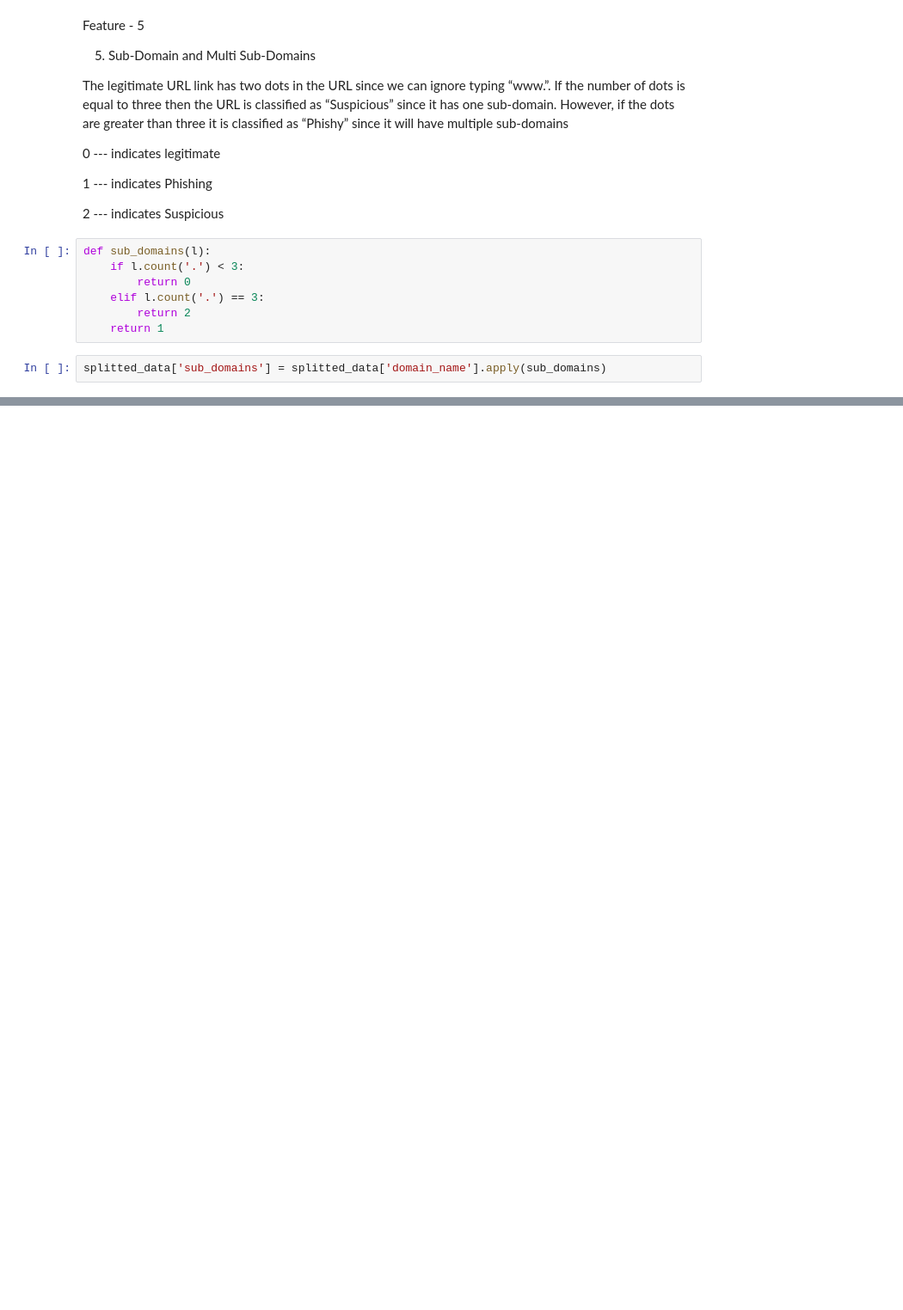
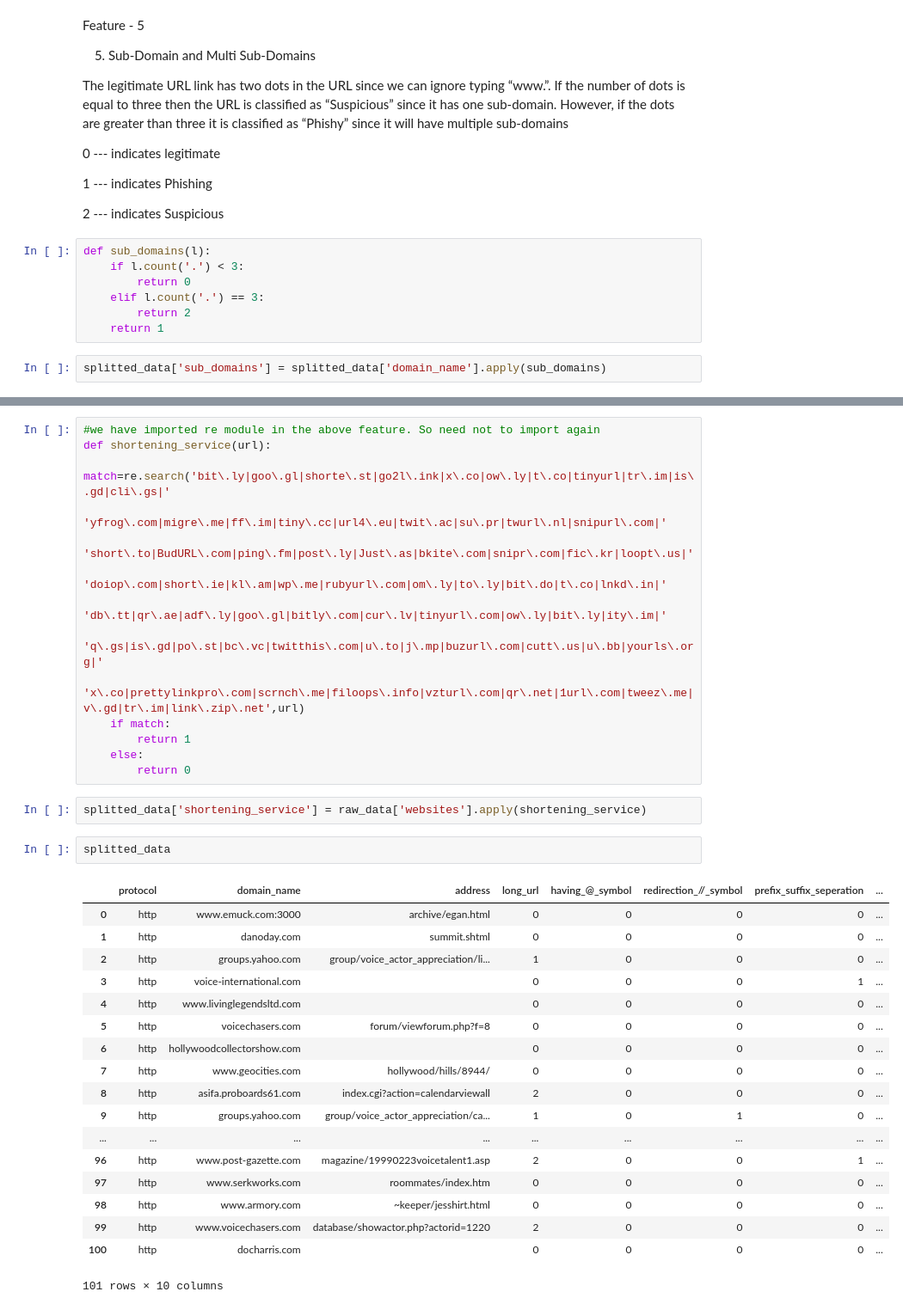
Before and after one commit to chamanthmvs/Phishing-Website-Detection, a Jupyter notebook: Phishing Website Detection.ipynb, the cells around one changed output, grey strips where cells are left out. Shown: that part at 86% size. Drawn from its saved outputs; the diff is of its cells as text; blank space fills up the shorter version.

```diff
--- a/Phishing Website Detection.ipynb
+++ b/Phishing Website Detection.ipynb
@@ -309,0 +376,37 @@ splitted_data
+# %%
+#we have imported re module in the above feature. So need not to import again
+def shortening_service(url):
+    match=re.search('bit\.ly|goo\.gl|shorte\.st|go2l\.ink|x\.co|ow\.ly|t\.co|tinyurl|tr\.im|is\.gd|cli\.gs|'
+                    'yfrog\.com|migre\.me|ff\.im|tiny\.cc|url4\.eu|twit\.ac|su\.pr|twurl\.nl|snipurl\.com|'
+                    'short\.to|BudURL\.com|ping\.fm|post\.ly|Just\.as|bkite\.com|snipr\.com|fic\.kr|loopt\.us|'
+                    'doiop\.com|short\.ie|kl\.am|wp\.me|rubyurl\.com|om\.ly|to\.ly|bit\.do|t\.co|lnkd\.in|'
+                    'db\.tt|qr\.ae|adf\.ly|goo\.gl|bitly\.com|cur\.lv|tinyurl\.com|ow\.ly|bit\.ly|ity\.im|'
+                    'q\.gs|is\.gd|po\.st|bc\.vc|twitthis\.com|u\.to|j\.mp|buzurl\.com|cutt\.us|u\.bb|yourls\.org|'
+                    'x\.co|prettylinkpro\.com|scrnch\.me|filoops\.info|vzturl\.com|qr\.net|1url\.com|tweez\.me|v\.gd|tr\.im|link\.zip\.net',url)
+    if match:
+        return 1
+    else:
+        return 0
+# %%
+splitted_data['shortening_service'] = raw_data['websites'].apply(shortening_service)
+# %%
+splitted_data
+# %% [output]
+|  | protocol | domain_name | address | long_url | having_@_symbol | redirection_//_symbol | prefix_suffix_seperation | ... |
+| 0 | http | www.emuck.com:3000 | archive/egan.html | 0 | 0 | 0 | 0 | ... |
+| 1 | http | danoday.com | summit.shtml | 0 | 0 | 0 | 0 | ... |
+| 2 | http | groups.yahoo.com | group/voice_actor_appreciation/li... | 1 | 0 | 0 | 0 | ... |
+| 3 | http | voice-international.com |  | 0 | 0 | 0 | 1 | ... |
+| 4 | http | www.livinglegendsltd.com |  | 0 | 0 | 0 | 0 | ... |
+| 5 | http | voicechasers.com | forum/viewforum.php?f=8 | 0 | 0 | 0 | 0 | ... |
+| 6 | http | hollywoodcollectorshow.com |  | 0 | 0 | 0 | 0 | ... |
+| 7 | http | www.geocities.com | hollywood/hills/8944/ | 0 | 0 | 0 | 0 | ... |
+| 8 | http | asifa.proboards61.com | index.cgi?action=calendarviewall | 2 | 0 | 0 | 0 | ... |
+| 9 | http | groups.yahoo.com | group/voice_actor_appreciation/ca... | 1 | 0 | 1 | 0 | ... |
+| ... | ... | ... | ... | ... | ... | ... | ... | ... |
+| 96 | http | www.post-gazette.com | magazine/19990223voicetalent1.asp | 2 | 0 | 0 | 1 | ... |
+| 97 | http | www.serkworks.com | roommates/index.htm | 0 | 0 | 0 | 0 | ... |
+| 98 | http | www.armory.com | ~keeper/jesshirt.html | 0 | 0 | 0 | 0 | ... |
+| 99 | http | www.voicechasers.com | database/showactor.php?actorid=1220 | 2 | 0 | 0 | 0 | ... |
+| 100 | http | docharris.com |  | 0 | 0 | 0 | 0 | ... |
+101 rows × 10 columns
```
Also changed, not shown: parts of 47 cells of this notebook.
